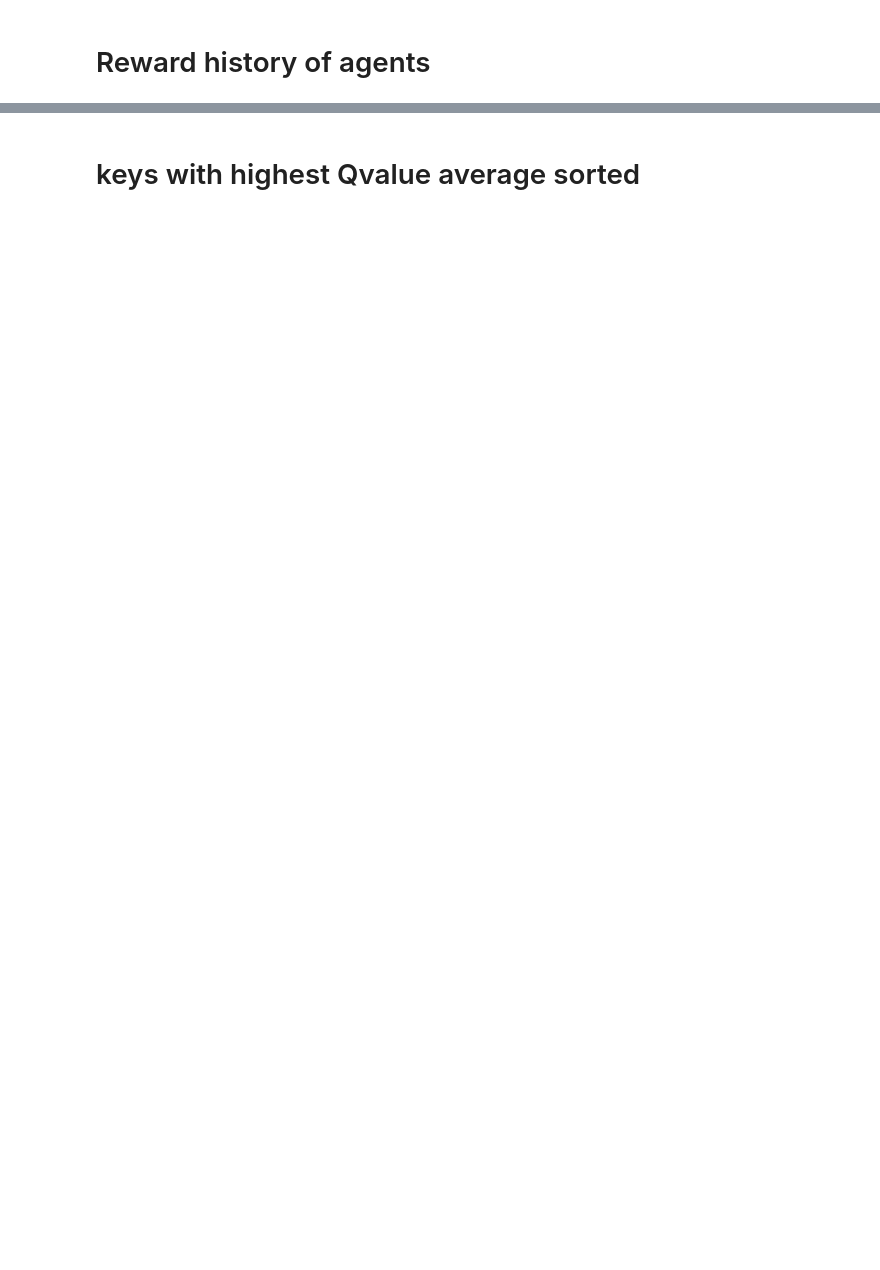
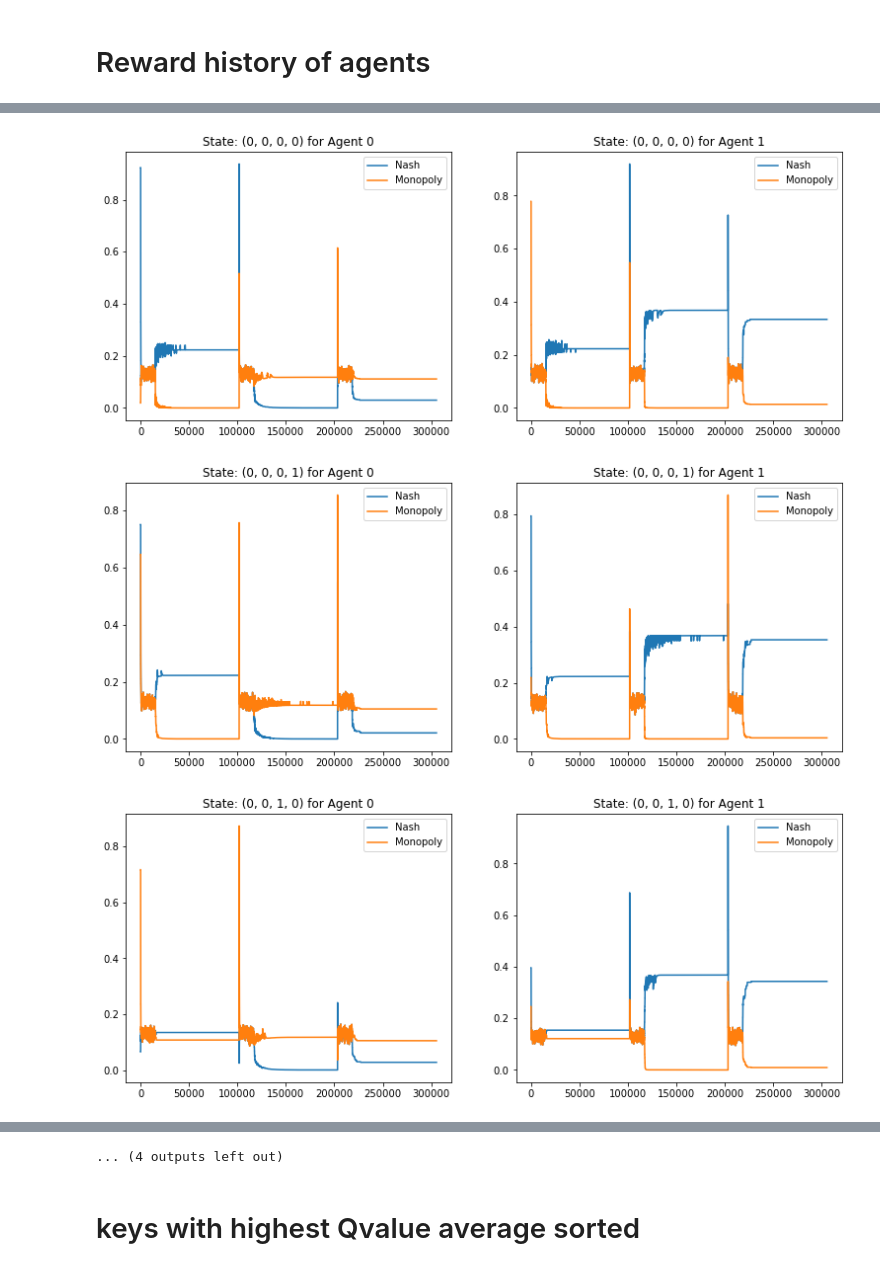
Before and after one commit to weehan299/multiagenteconomicssimulation, a Jupyter notebook: Data Analysis of Results.ipynb, the cells around one changed output, grey strips where cells are left out. Saved outputs shown, nothing was run; the diff lists cells and outputs as text; code cells hidden in the pictures; blank space fills up the shorter version.

```diff
--- a/Data Analysis of Results.ipynb
+++ b/Data Analysis of Results.ipynb
@@ -71,0 +49,7 @@ final_Q1
+# %%
+Q1_dict = []
+for state, action in init_Q1.items():
+    Q1_dict.append({"State":str(state), **action})
+Q1_df = pd.DataFrame.from_dict(Q1_dict)
+Q1_df['diff'] = abs(Q1_df[1.4729218286936814] - Q1_df[1.9249809389308554])
+Q1_df.sort_values(by='diff', ascending=False)
@@ -167,0 +155,13 @@ plt.show()
+# %%
+for state in result.env.history.Q_history[0][0].keys():
+    fig, axes = plt.subplots(nrows=1, ncols=2, figsize=(13, 5))
+    for agent in range(2):
+        hist = [Q[agent][state] for Q in result.env.history.Q_history]
+        time_series_of_action_value_given_state = pd.DataFrame(hist)
+        axes[agent].plot(time_series_of_action_value_given_state)
+        axes[agent].title.set_text("State: {} for Agent {}".format(str(state), agent))
+        axes[agent].legend(['Nash', "Monopoly"])
+# %% [output]
+[figure, added]
+[figure, added]
+[figure, added]
@@ -168,3 +177,4 @@ plt.show()
+... (4 outputs left out)
 # %% [markdown]
 # keys with highest Qvalue average sorted
 # %%
```
Also changed, not shown: parts of 26 cells of this notebook, 6 other files.
